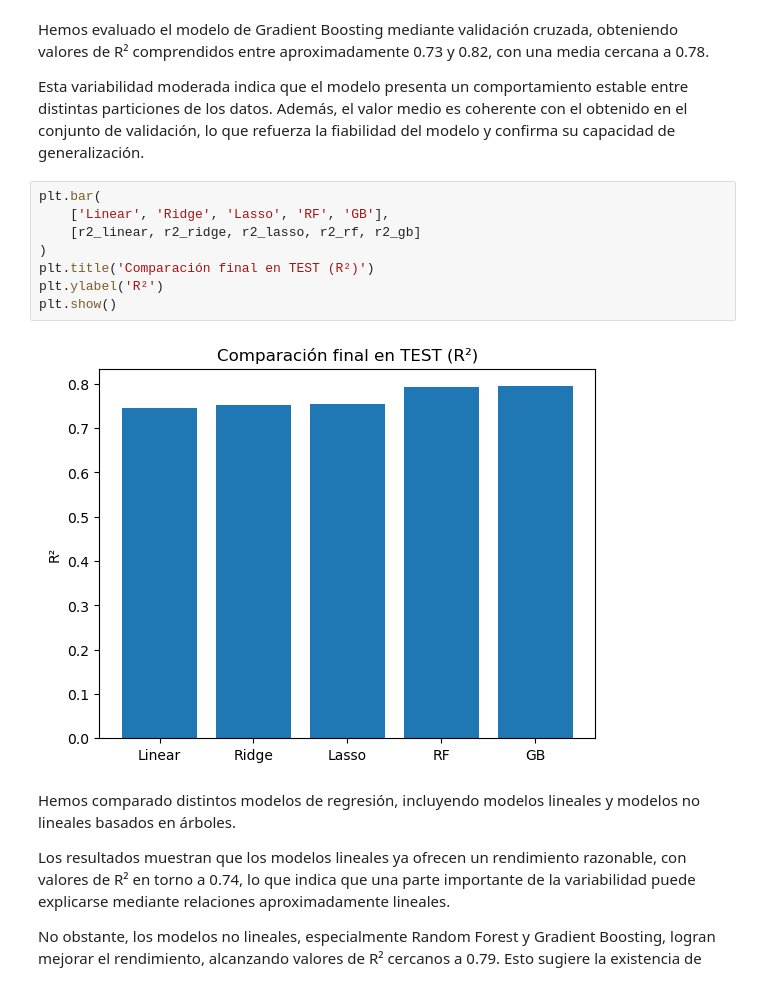
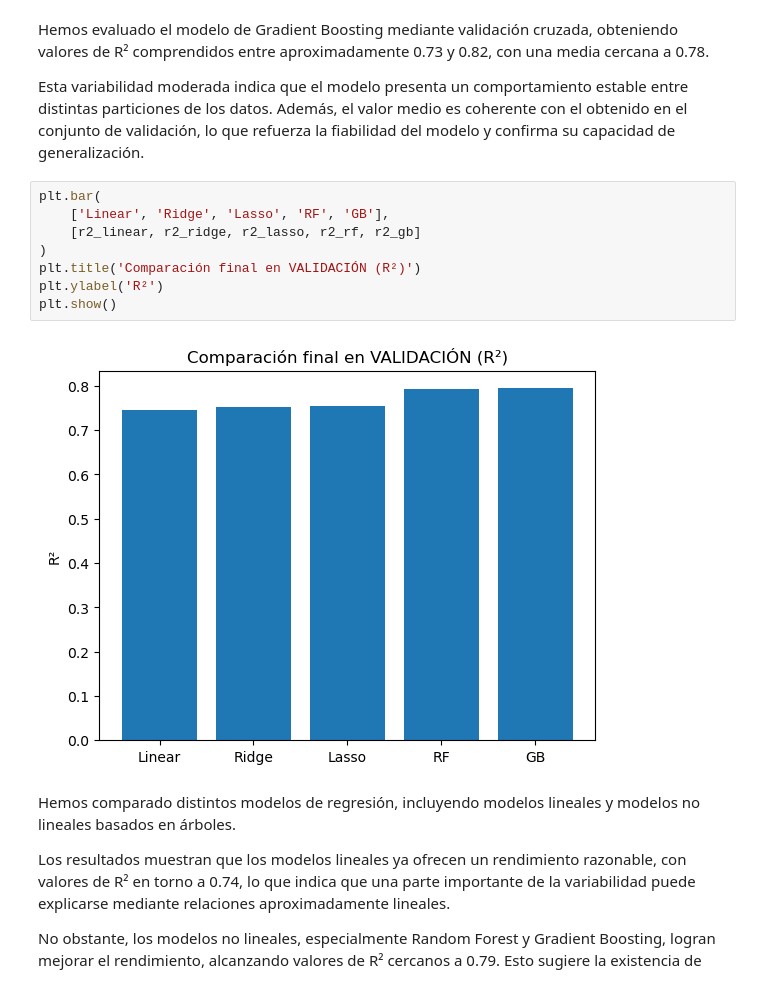
Before and after one commit to ssanchezguillan/proyecto-Machine-Learning, a Jupyter notebook: regresion.ipynb, the cells around one changed output. Cells and saved outputs as stored; diff of their text form.

```diff
--- a/regresion.ipynb
+++ b/regresion.ipynb
@@ -462,13 +462,13 @@ Esta variabilidad moderada indica que el modelo presenta un comportamiento estab
 # %%
 plt.bar(
     ['Linear', 'Ridge', 'Lasso', 'RF', 'GB'],
     [r2_linear, r2_ridge, r2_lasso, r2_rf, r2_gb]
 )
-plt.title('Comparación final en TEST (R²)')
+plt.title('Comparación final en VALIDACIÓN (R²)')
 plt.ylabel('R²')
 plt.show()
 # %% [output]
-[figure, old version]
+[figure, new version]
 # %% [markdown]
 Hemos comparado distintos modelos de regresión, incluyendo modelos lineales y modelos no lineales basados en árboles.
 
```
Also changed, not shown: 1 other file.
